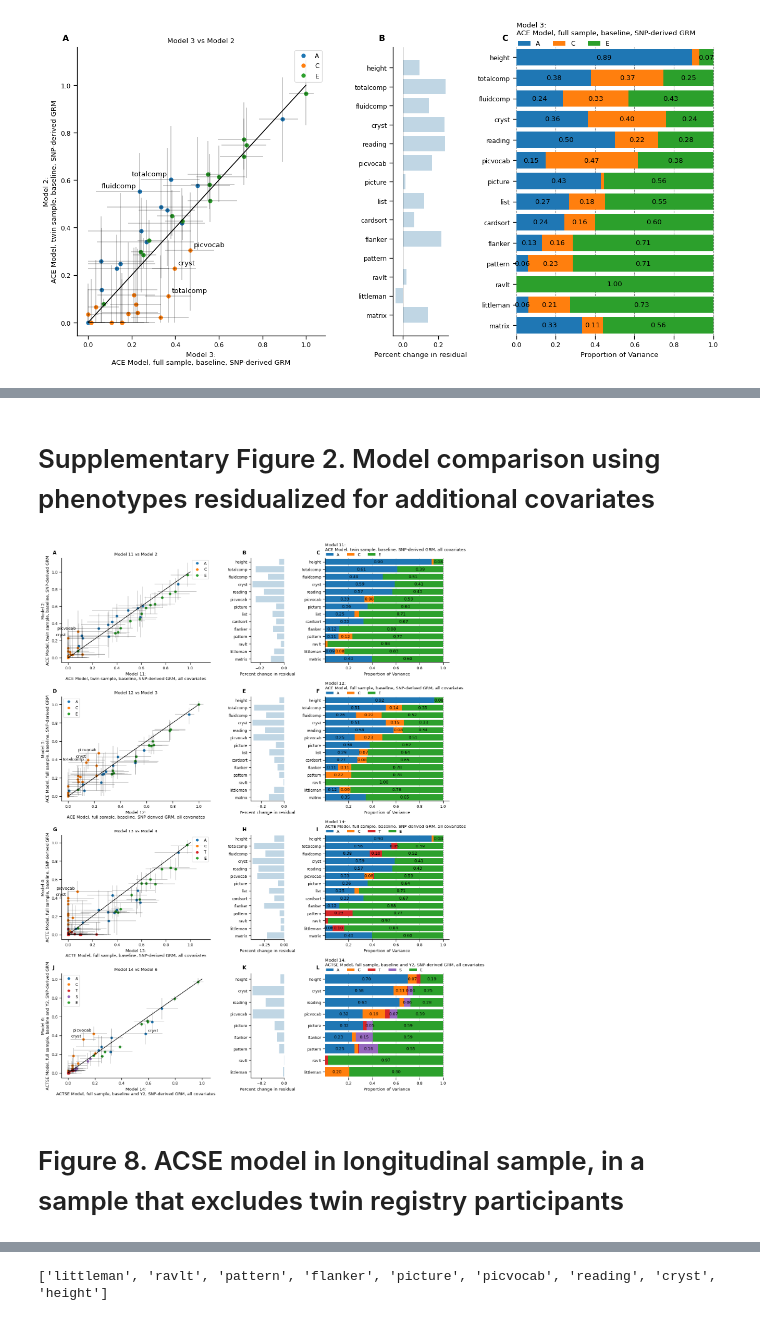
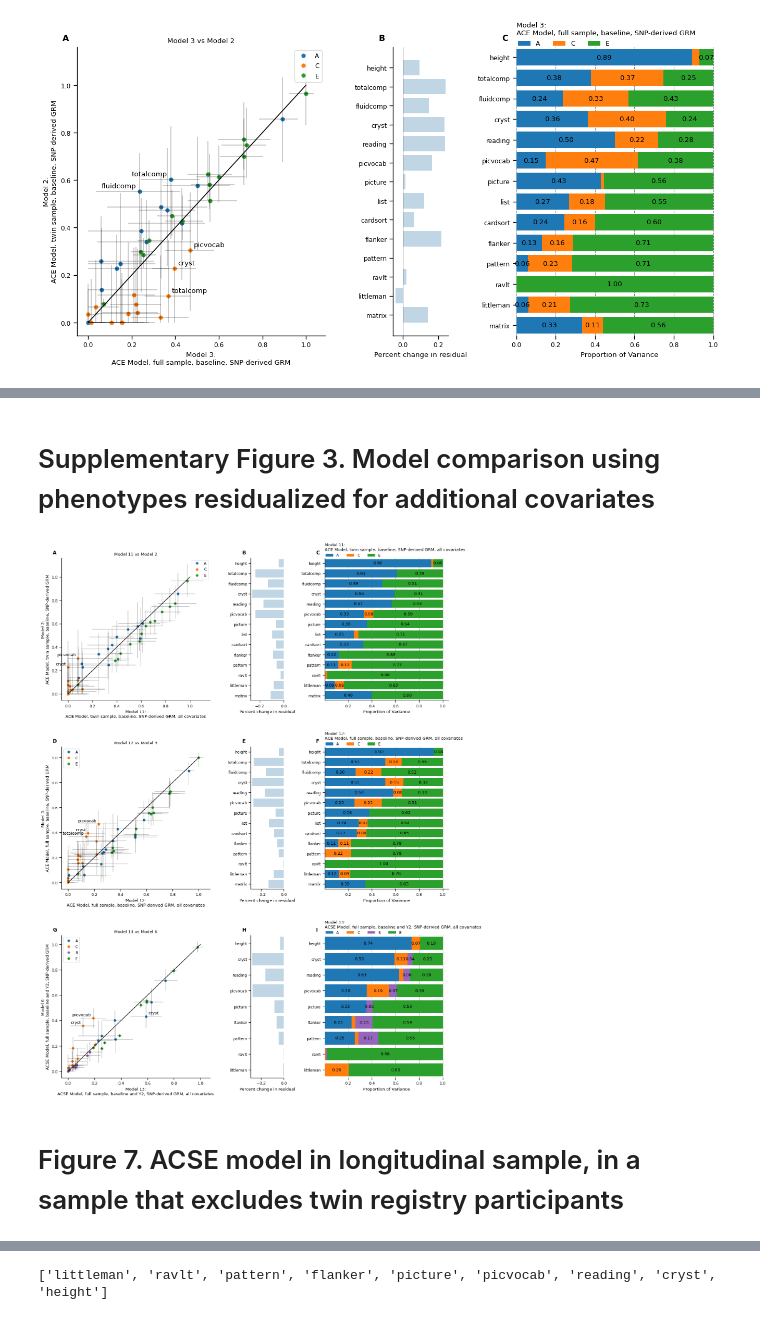
Before and after one commit to dmysmith/behav-genet-2023, a Jupyter notebook: visualize_python.ipynb, the cells around one changed output, grey strips where cells are left out. Drawn from its saved outputs; the diff is of its cells as text; code cells hidden in the pictures.

```diff
--- a/visualize_python.ipynb
+++ b/visualize_python.ipynb
@@ -11,17 +11,23 @@ import string
 import matplotlib.transforms as mtransforms
 
 # define paths
-results_dir = "/space/syn50/1/data/ABCD/d9smith/random_effects/behavioral/results/results_20230107/";
-outpath = "/home/d9smith/projects/random_effects/behavioral/results/plots/20230107/";
+results_dir = "/space/syn50/1/data/ABCD/d9smith/behav_genet_2023/results_20230227/";
+outpath = "/home/d9smith/projects/behav_genet_2023/plots/";
 # %%
 params = loadmat(results_dir + 'model_parameters.mat')
 # %%
 fstem_imaging = [item.astype(str).tolist()[0] for item in params['fstem_imaging'][0]]
 titles = [item.astype(str).tolist()[0] for item in params['titles'][0]]
+
+fstem_imaging = list(filter(None, fstem_imaging))
+titles = list(filter(None, titles))
 # %%
 # make RandomEffects an array of arrays
 RandomEffects = [[char.astype(str).tolist() for char in item] for item in \
                  [item.ravel().tolist() for item in params['RandomEffects'][0]]]
+
+RandomEffects = list(filter(None, RandomEffects))
+# RandomEffects
 # %%
 models = pd.DataFrame(fstem_imaging, columns =['shortname'])
 models['title'] = titles
@@ -49,3 +54,5 @@ models
 # %%
 models['y2_only'] = [False, False, False, False, True, True, False, False, True, False, \
-                     False, False, False, True, True, True]
+                     False, False, True, True, True]
+
+models
@@ -767,9 +797,11 @@ plt.savefig(outpath + 'fig7.tiff', format='tiff', dpi = 300)
 # %% [markdown]
-# Supplementary Figure 2. Model comparison using phenotypes residualized for additional covariates
+# Supplementary Figure 3. Model comparison using phenotypes residualized for additional covariates
 # %%
 # Setting up the plot surface
 fig = plt.figure(figsize=(figwidth, figheight*3))
-gs = GridSpec(nrows=4, ncols=3, width_ratios = [9,2,7.5], wspace=wspace, hspace=hspace*1.3)
+# gs = GridSpec(nrows=4, ncols=3, width_ratios = [9,2,7.5], wspace=wspace, hspace=hspace*1.3)
+
+gs = GridSpec(nrows=3, ncols=3, width_ratios = [9,2,7.5], wspace=wspace, hspace=hspace*1.3)
 
 ## MODEL 2
 
@@ -792,49 +824,52 @@ ax3 = fig.add_subplot(gs[1, 0])
 compare_models("s2_allcovs_m3", "model3", sig2mat, models, ax=ax3, lbl = .2)
 
 # Middle axes
 ax4=fig.add_subplot(gs[1,1])
 plot_aic("s2_allcovs_m3", "model3", model, models, baseline_phenos, label=0.0001, sig2tvec = True, ax=ax4)
 
 # Right axes
 ax5=fig.add_subplot(gs[1, 2], sharey=ax4)
 stacked_bar("s2_allcovs_m3", sig2mat, models, ax=ax5)
 
 ## MODEL 4
 
 # Left axes
-ax6 = fig.add_subplot(gs[2, 0])
-compare_models("s2_allcovs_m4", "model4", sig2mat, models, ax=ax6, lbl = .38)
+# ax6 = fig.add_subplot(gs[2, 0])
+# compare_models("s2_allcovs_m4", "model4", sig2mat, models, ax=ax6, lbl = .38)
 
-# Middle axes
-ax7=fig.add_subplot(gs[2,1])
-plot_aic("s2_allcovs_m4", "model4", model, models, baseline_phenos, label=0.0001, sig2tvec = True, ax=ax7)
+# # Middle axes
+# ax7=fig.add_subplot(gs[2,1])
+# plot_aic("s2_allcovs_m4", "model4", model, models, baseline_phenos, label=0.0001, sig2tvec = True, ax=ax7)
 
-# Right axes
-ax8=fig.add_subplot(gs[2, 2], sharey=ax7)
-stacked_bar("s2_allcovs_m4", sig2mat, models, ax=ax8)
+# # Right axes
+# ax8=fig.add_subplot(gs[2, 2], sharey=ax7)
+# stacked_bar("s2_allcovs_m4", sig2mat, models, ax=ax8)
 
 ## MODEL 5
 
 # Left axes
-ax9 = fig.add_subplot(gs[3, 0])
+ax9 = fig.add_subplot(gs[2, 0])
 compare_models("s2_allcovs_m5", "model6", sig2mat, models, ax=ax9, lbl = .15)
 
 # Middle axes
-ax10=fig.add_subplot(gs[3,1])
+ax10=fig.add_subplot(gs[2,1])
 plot_aic("s2_allcovs_m5", "model6", model, models, y2_phenos, label=0.0001, sig2tvec = True, ax=ax10)
 
 # Right axes
-ax11=fig.add_subplot(gs[3, 2], sharey=ax10)
+ax11=fig.add_subplot(gs[2, 2], sharey=ax10)
 stacked_bar("s2_allcovs_m5", sig2mat, models, ax=ax11)
 
 # fig.tight_layout()
 
-label_subplots([ax0,ax1,ax2,ax3,ax4,ax5,ax6,ax7,ax8,ax9,ax10,ax11])
-plt.savefig(outpath + 'suppfig2.tiff', format='tiff', dpi = 300)
+# label_subplots([ax0,ax1,ax2,ax3,ax4,ax5,ax6,ax7,ax8,ax9,ax10,ax11])
+# plt.savefig(outpath + 'suppfig2.tiff', format='tiff', dpi = 300)
+
+label_subplots([ax0,ax1,ax2,ax3,ax4,ax5,ax9,ax10,ax11])
+plt.savefig(outpath + 'suppfig3.tiff', format='tiff', dpi = 300)
 # %% [output]
-[figure, old version]
+[figure, new version]
 # %% [markdown]
-# Figure 8. ACSE model in longitudinal sample, in a sample that excludes twin registry participants
+# Figure 7. ACSE model in longitudinal sample, in a sample that excludes twin registry participants
 # %%
 # compare_models("model5", "model4", sig2mat, models)
 
```
Also changed, not shown: parts of 21 cells of this notebook, 2 other files.
